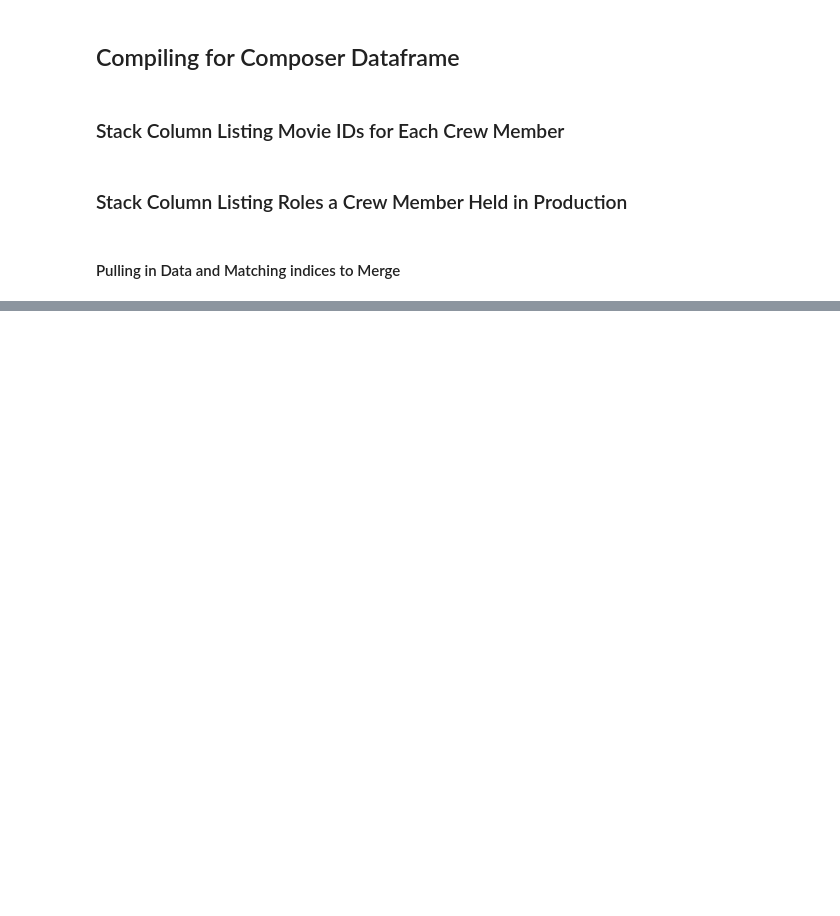
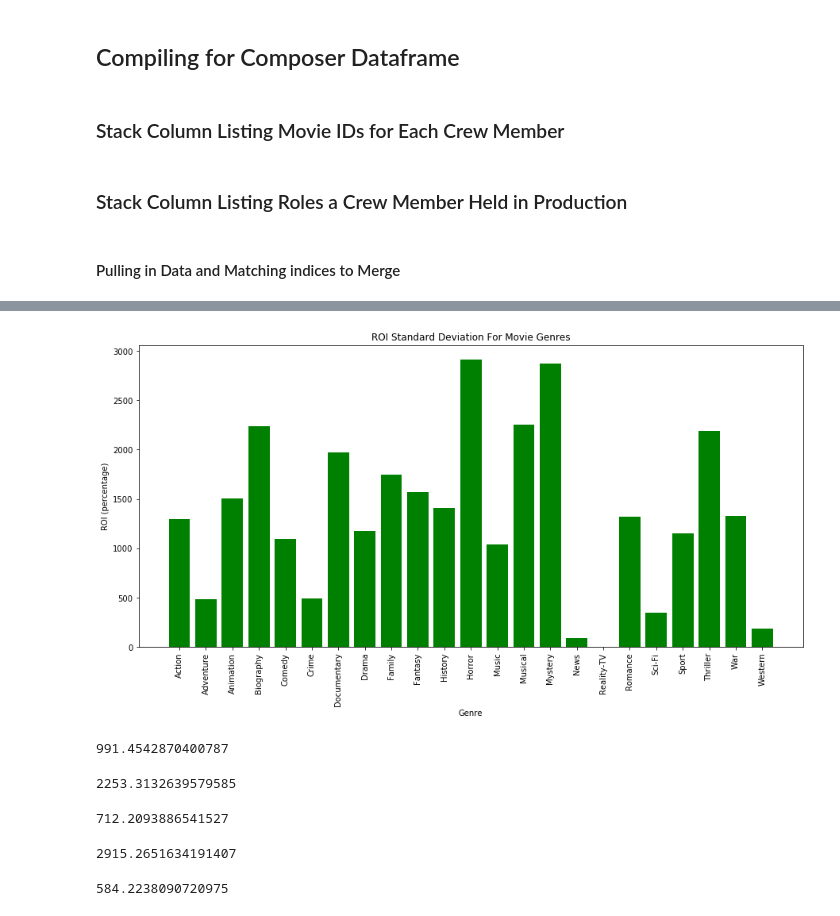
Before and after one commit to khyateed/Movie-Data-Analysis, a Jupyter notebook: student.ipynb, the cells around one changed output, grey strips where cells are left out. Drawn from its saved outputs; the diff is of its cells as text; code cells hidden in the pictures; blank space fills up the shorter version.

```diff
--- a/student.ipynb
+++ b/student.ipynb
@@ -628,0 +772,35 @@ composer_df
+# %%
+y = genre_roi.groupby(['genres'])['ROI'].std()
+x = y.index
+
+figure, ax = plt.subplots(figsize = (15,7))
+
+ax.set_title('ROI Standard Deviation For Movie Genres')
+ax.set_xlabel('Genre')
+ax.set_ylabel('ROI (percentage)')
+
+plt.xticks(rotation=90)
+
+ax.bar(x, y, color='green');
+# %% [output]
+[figure, added]
+# %%
+genre_roi[genre_roi['genres'] == 'Musical']['ROI'].mean()
+# %% [output]
+991.4542870400787
+# %%
+genre_roi[genre_roi['genres'] == 'Musical']['ROI'].std()
+# %% [output]
+2253.3132639579585
+# %%
+genre_roi[genre_roi['genres'] == 'Horror']['ROI'].mean()
+# %% [output]
+712.2093886541527
+# %%
+genre_roi[genre_roi['genres'] == 'Horror']['ROI'].std()
+# %% [output]
+2915.2651634191407
+# %%
+genre_roi[genre_roi['genres'] == 'Mystery']['ROI'].mean()
+# %% [output]
+584.2238090720975
```
Also changed, not shown: parts of 30 cells of this notebook.
